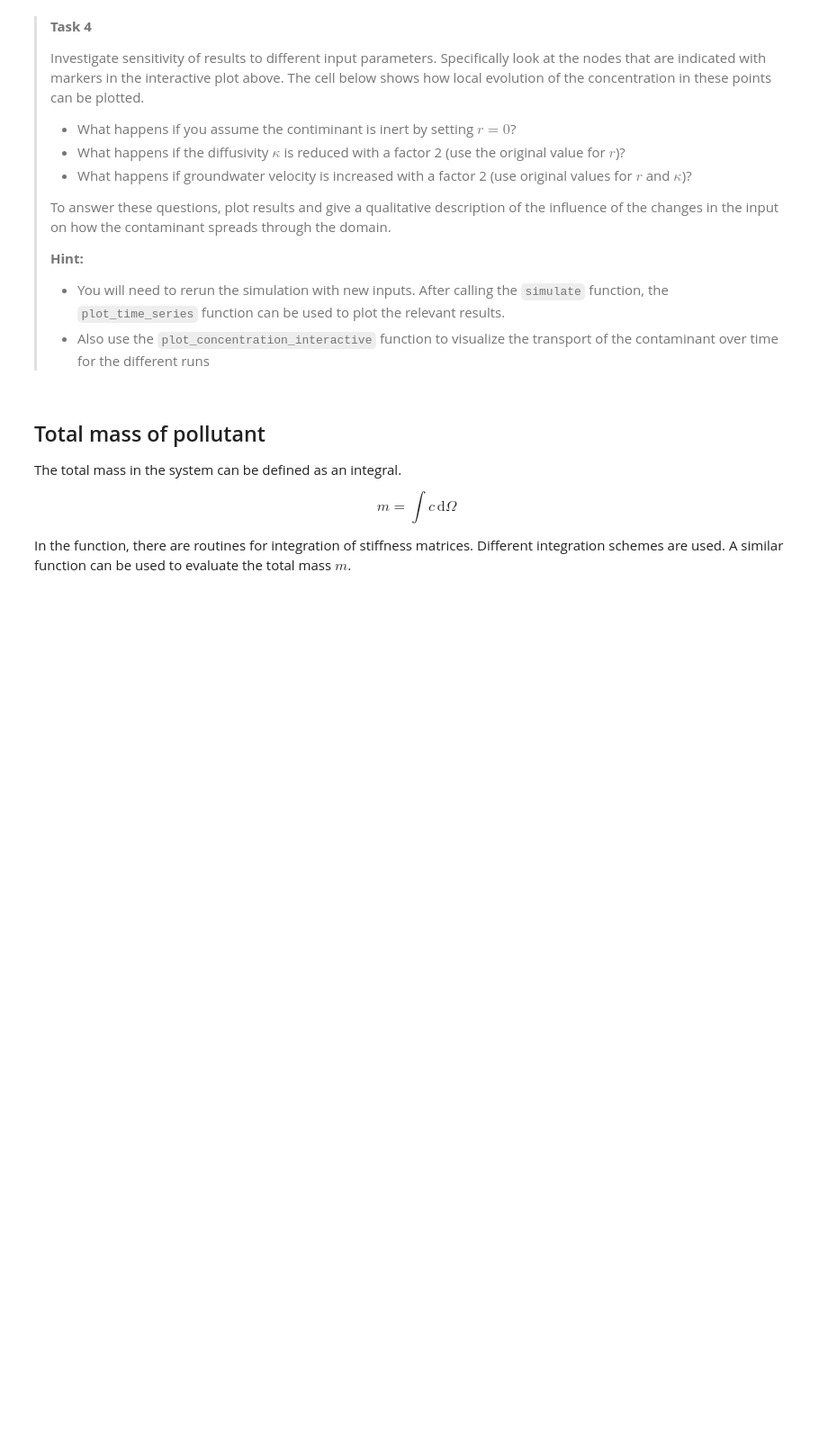
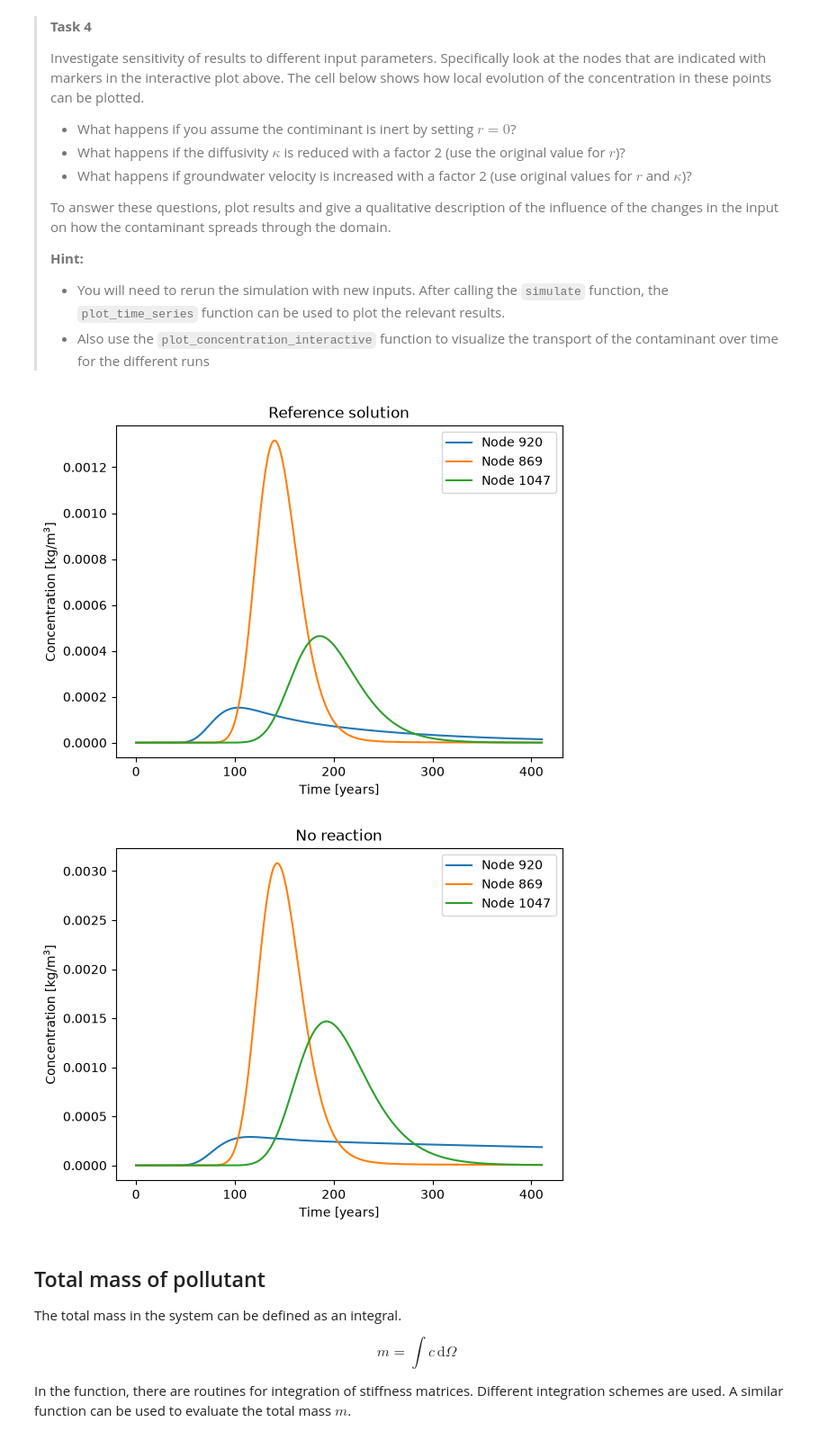
Before and after one commit to chiabalocco/GA2.2, a Jupyter notebook: contamination.ipynb, the cells around one changed output. Shown at 90% size. Saved outputs shown, nothing was run; the diff lists cells and outputs as text; code cells hidden in the pictures; blank space fills up the shorter version.

```diff
--- a/contamination.ipynb
+++ b/contamination.ipynb
@@ -329,20 +331,30 @@ measurement node 1047, has coordinates [372.43442146 -43.55939179]
 # %%
 def plot_time_series(concentrations, nodes, dt_days, title):
     plt.figure()
     ts = dt_days/365.25 * np.arange(0,len(concentrations))
     for i in nodes:
         plt.plot(ts, concentrations[:,i],label='Node '+str(i))
     plt.ylabel('Concentration [kg/m$^3$]')
     plt.xlabel('Time [years]')
     plt.title(title)
     plt.legend()
     plt.show()
 
 dt_days = 50
 
 plot_time_series(concentrations, measurement_nodes, dt_days, 'Reference solution')
 
-### YOUR CODE HERE ###
+concentrations_r0 = simulate(velocities, reaction_rate=0)
+
+plot_time_series(
+    concentrations_r0,
+    measurement_nodes,
+    dt_days,
+    'No reaction'
+)
+# %% [output]
+[figure, added]
+[figure, added]
 # %% [markdown]
 ## Total mass of pollutant
 
```
Also changed, not shown: parts of 2 cells of this notebook.
